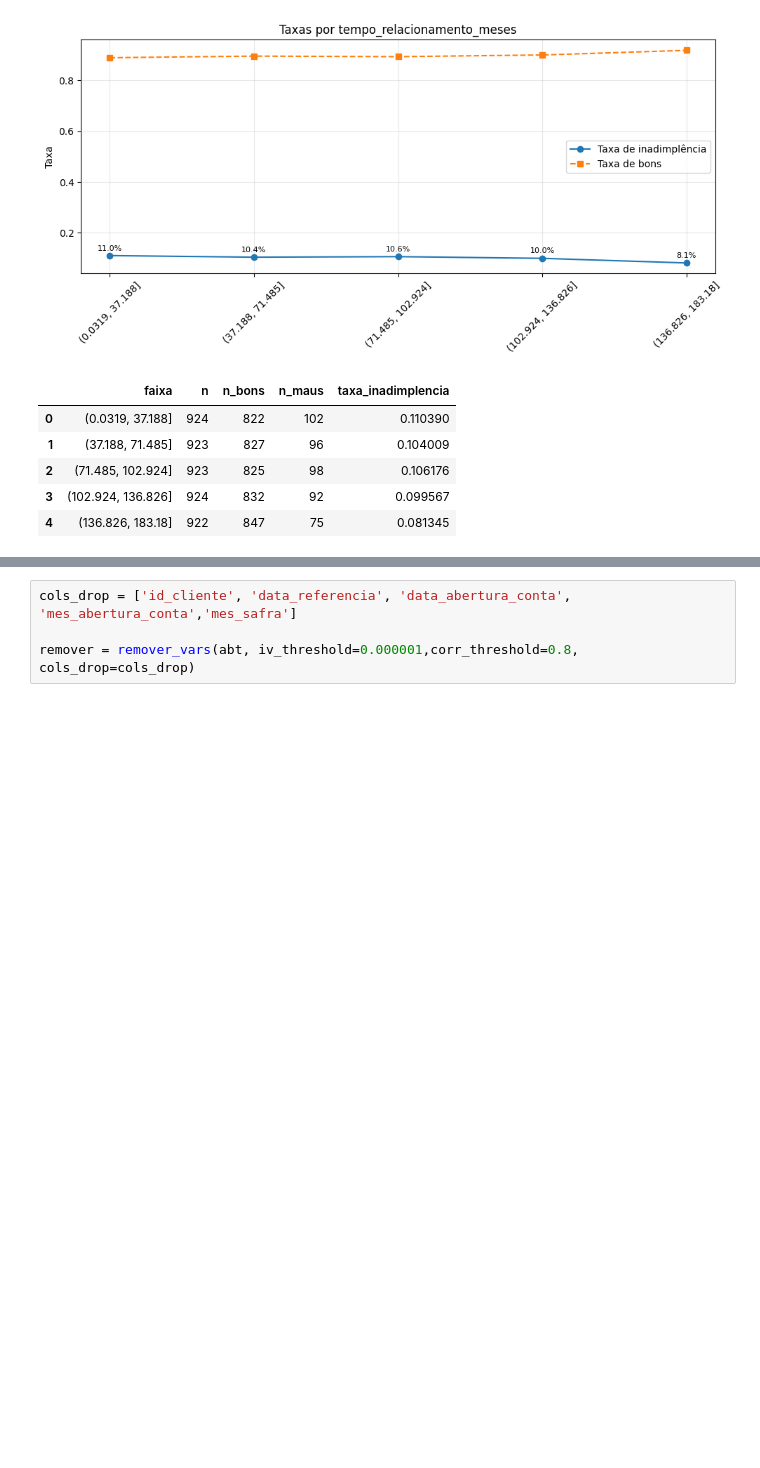
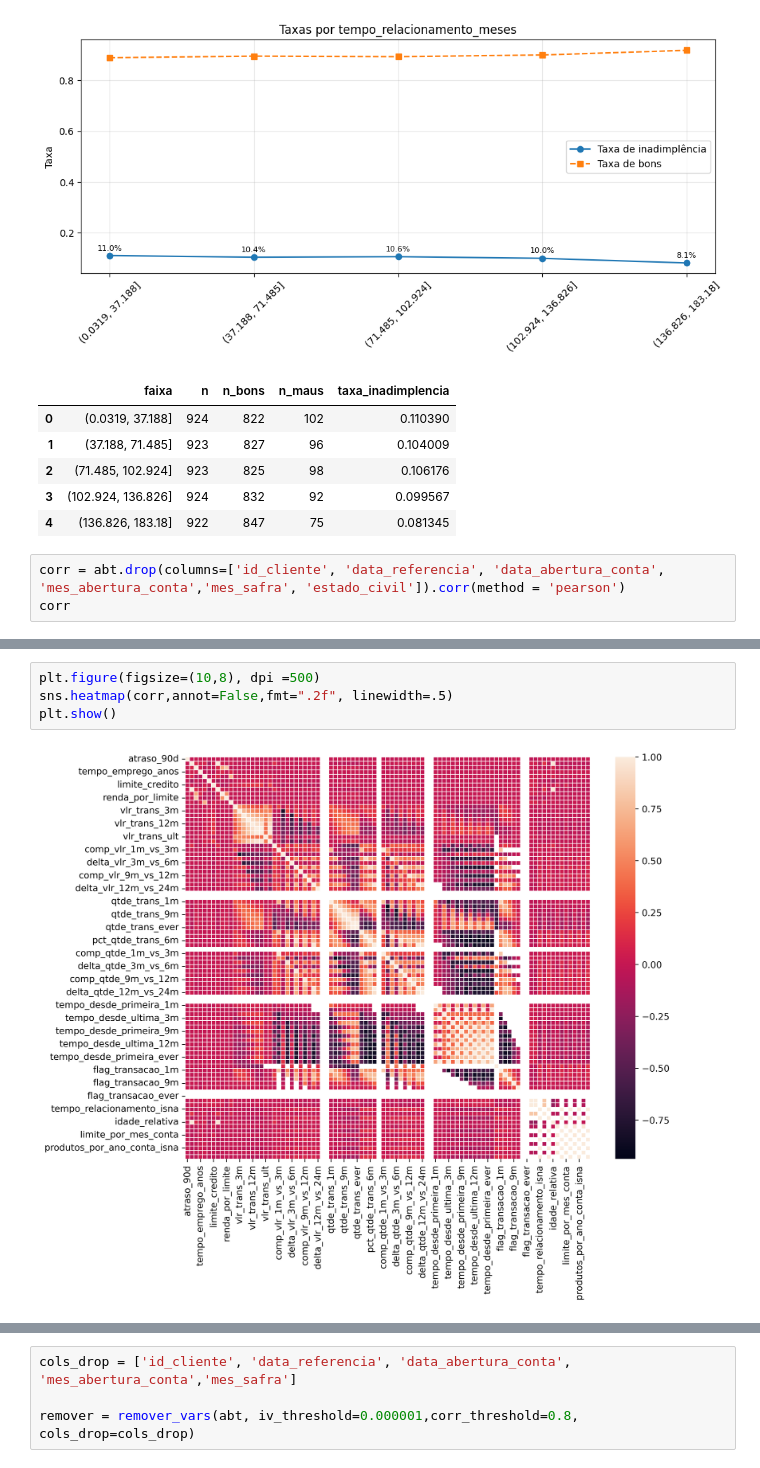
Before and after one commit to matheus-oscar/modelo_pd_2025, a Jupyter notebook: notebooks/revisao_case.ipynb, the cells around one changed output, grey strips where cells are left out. Cells and saved outputs as stored; diff of their text form; blank space fills up the shorter version.

```diff
--- a/notebooks/revisao_case.ipynb
+++ b/notebooks/revisao_case.ipynb
@@ -324,3 +336,6 @@ plot_inad_var(abt, "tempo_relacionamento_meses", target="atraso_90d", bins=5)
 | 2 | (71.485, 102.924] | 923 | 825 | 98 | 0.106176 |
 | 3 | (102.924, 136.826] | 924 | 832 | 92 | 0.099567 |
 | 4 | (136.826, 183.18] | 922 | 847 | 75 | 0.081345 |
+# %%
+corr = abt.drop(columns=['id_cliente', 'data_referencia', 'data_abertura_conta', 'mes_abertura_conta','mes_safra', 'estado_civil']).corr(method = 'pearson')
+corr
@@ -326,0 +360,6 @@ plot_inad_var(abt, "tempo_relacionamento_meses", target="atraso_90d", bins=5)
+# %%
+plt.figure(figsize=(10,8), dpi =500)
+sns.heatmap(corr,annot=False,fmt=".2f", linewidth=.5)
+plt.show()
+# %% [output]
+[figure, added]
```
Also changed, not shown: parts of 8 cells of this notebook, 5 other files.
